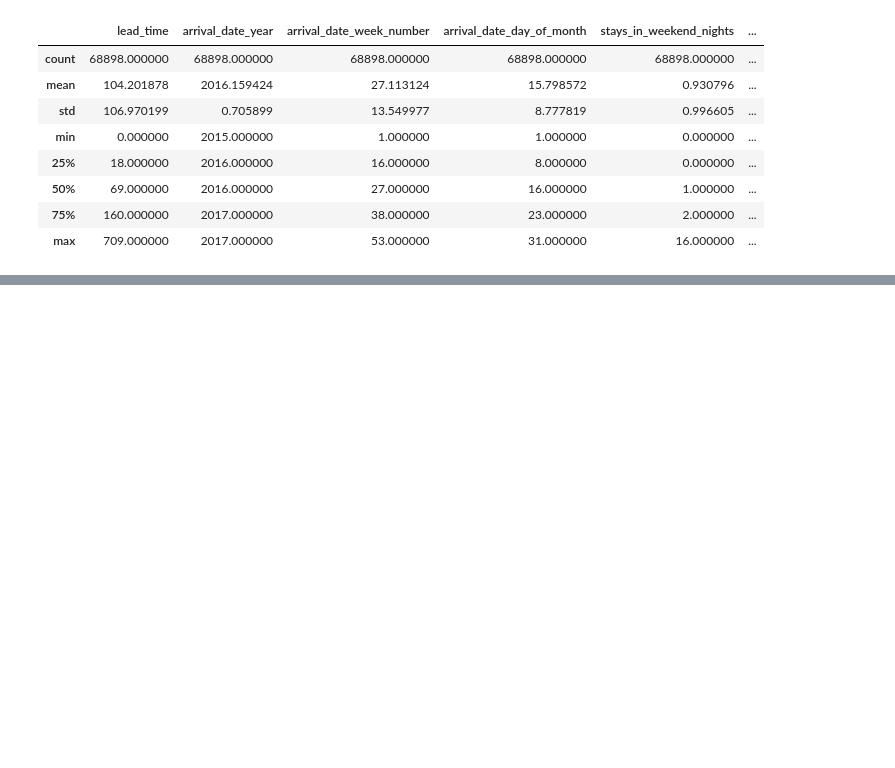
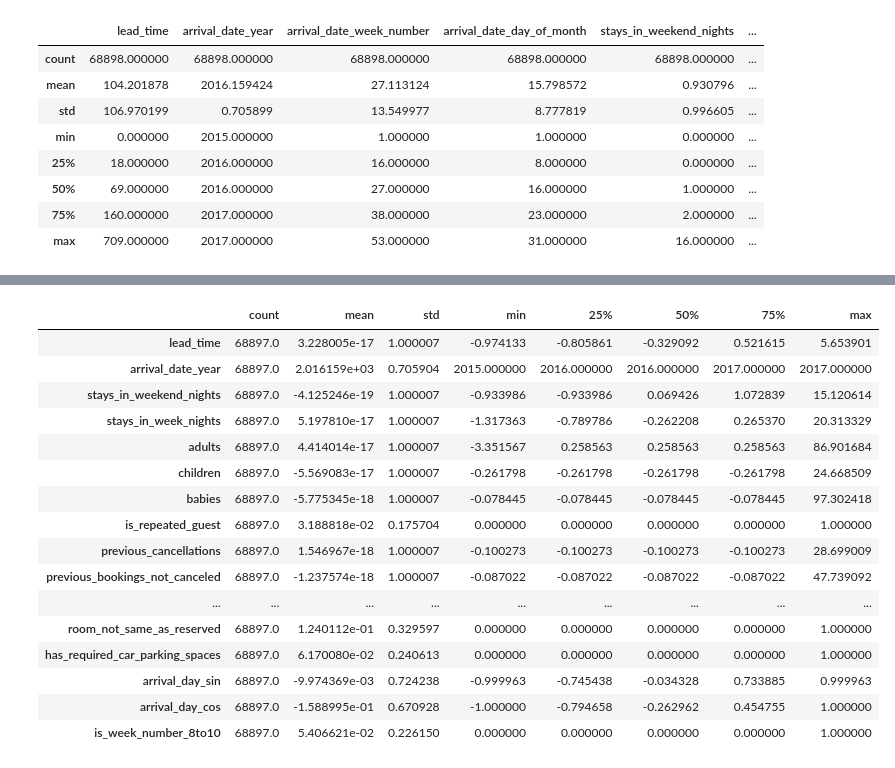
Before and after one commit to Leob000/booking-status-prediction, a Jupyter notebook: notebooks/explo.ipynb, the cells around one changed output, grey strips where cells are left out. Cells and saved outputs as stored; diff of their text form; code cells hidden in the pictures; blank space fills up the shorter version.

```diff
--- a/notebooks/explo.ipynb
+++ b/notebooks/explo.ipynb
@@ -142,0 +398,36 @@ lead_time not plotted too many classes
+# %%
+cols_to_normalize = [
+    "lead_time",
+    # "arrival_date_year",
+    "stays_in_weekend_nights",
+    "stays_in_week_nights",
+    "adults",
+    "children",
+    "babies",
+    # "meal",
+    # "market_segment",
+    # "distribution_channel",
+    # "is_repeated_guest",
+    "previous_cancellations",
+    "previous_bookings_not_canceled",
+    "booking_changes",
+    # "deposit_type",
+    "days_in_waiting_list",
+    # "customer_type",
+    "adr",
+    "total_of_special_requests",
+    # "reservation_status",
+    # "is_city_hotel",
+    # "is_home_country",
+    # "room_not_same_as_reserved",
+    # "has_required_car_parking_spaces",
+    # "arrival_day_sin",
+    # "arrival_day_cos",
+    # "is_week_number_8to10",
+    "reserved_room_type",
+    "assigned_room_type",
+]
+
+scaler = CustomColumnScaler(columns=cols_to_normalize, exclude=[TARGET_COL])
+df_scaled = scaler.fit_transform(df_transformed)
+df_scaled.describe().head()
@@ -142,0 +442,20 @@ lead_time not plotted too many classes
+# %%
+df_scaled.describe().T
+# %% [output]
+|  | count | mean | std | min | 25% | 50% | 75% | max |
+| lead_time | 68897.0 | 3.228005e-17 | 1.000007 | -0.974133 | -0.805861 | -0.329092 | 0.521615 | 5.653901 |
+| arrival_date_year | 68897.0 | 2.016159e+03 | 0.705904 | 2015.000000 | 2016.000000 | 2016.000000 | 2017.000000 | 2017.000000 |
+| stays_in_weekend_nights | 68897.0 | -4.125246e-19 | 1.000007 | -0.933986 | -0.933986 | 0.069426 | 1.072839 | 15.120614 |
+| stays_in_week_nights | 68897.0 | 5.197810e-17 | 1.000007 | -1.317363 | -0.789786 | -0.262208 | 0.265370 | 20.313329 |
+| adults | 68897.0 | 4.414014e-17 | 1.000007 | -3.351567 | 0.258563 | 0.258563 | 0.258563 | 86.901684 |
+| children | 68897.0 | -5.569083e-17 | 1.000007 | -0.261798 | -0.261798 | -0.261798 | -0.261798 | 24.668509 |
+| babies | 68897.0 | -5.775345e-18 | 1.000007 | -0.078445 | -0.078445 | -0.078445 | -0.078445 | 97.302418 |
+| is_repeated_guest | 68897.0 | 3.188818e-02 | 0.175704 | 0.000000 | 0.000000 | 0.000000 | 0.000000 | 1.000000 |
+| previous_cancellations | 68897.0 | 1.546967e-18 | 1.000007 | -0.100273 | -0.100273 | -0.100273 | -0.100273 | 28.699009 |
+| previous_bookings_not_canceled | 68897.0 | -1.237574e-18 | 1.000007 | -0.087022 | -0.087022 | -0.087022 | -0.087022 | 47.739092 |
+| ... | ... | ... | ... | ... | ... | ... | ... | ... |
+| room_not_same_as_reserved | 68897.0 | 1.240112e-01 | 0.329597 | 0.000000 | 0.000000 | 0.000000 | 0.000000 | 1.000000 |
+| has_required_car_parking_spaces | 68897.0 | 6.170080e-02 | 0.240613 | 0.000000 | 0.000000 | 0.000000 | 0.000000 | 1.000000 |
+| arrival_day_sin | 68897.0 | -9.974369e-03 | 0.724238 | -0.999963 | -0.745438 | -0.034328 | 0.733885 | 0.999963 |
+| arrival_day_cos | 68897.0 | -1.588995e-01 | 0.670928 | -1.000000 | -0.794658 | -0.262962 | 0.454755 | 1.000000 |
+| is_week_number_8to10 | 68897.0 | 5.406621e-02 | 0.226150 | 0.000000 | 0.000000 | 0.000000 | 0.000000 | 1.000000 |
```
Also changed, not shown: parts of 17 cells of this notebook, 7 other files.
